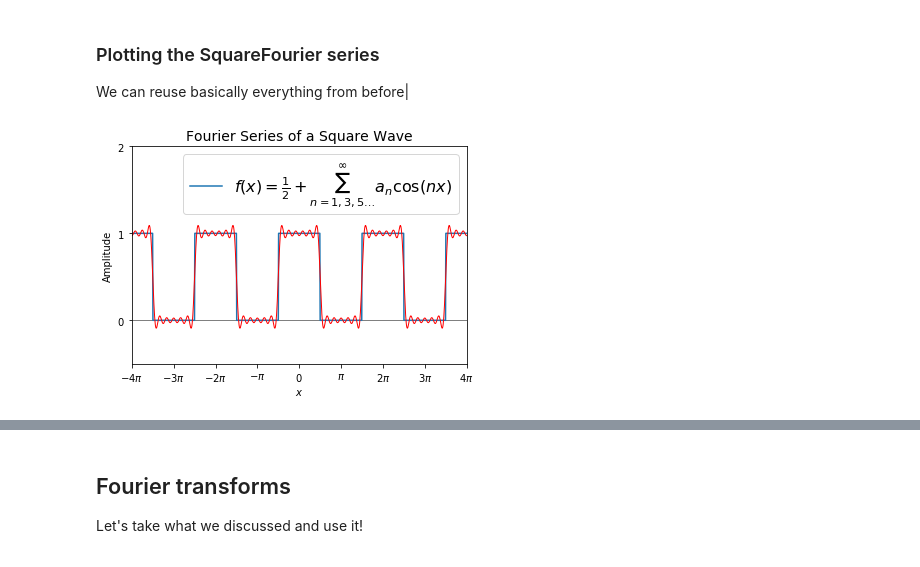
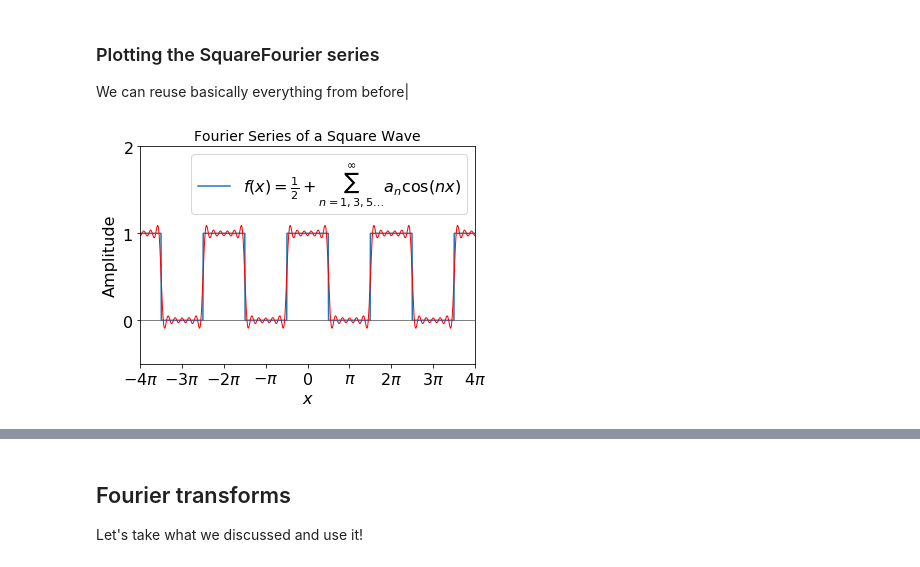
Before and after one commit to UChicagoPhysics/PHYS250, a Jupyter notebook: Examples/Fourier-Transforms-Analysis.ipynb, the cells around one changed output, grey strips where cells are left out. Drawn from its saved outputs; the diff is of its cells as text; code cells hidden in the pictures.

```diff
--- a/Examples/Fourier-Transforms-Analysis.ipynb
+++ b/Examples/Fourier-Transforms-Analysis.ipynb
@@ -101,12 +101,14 @@ def SawtoothFourier(M,T,t):                  # M = number waves, T = period, t =
 # %%
 def SquareFourier(M,T,t):                                         # M = number modes to include, T = period, t = time
     sumy  = 0                                                     # initialize the output
-    omega = 2.*pi/T                                               # Omega = 2pi/T
+    omega = 2.*pi/T  # Omega = 2pi/T
+    coeffarray = [(0,0.5)]
     for m in range(1,M):                                         # Loop over only odd modes
         coeff = (2./(m*pi))*np.sin(m*omega*pi/2.)
+        coeffarray.append((m,coeff))
         sumy += coeff*np.cos(m*t)                           # value of the function after adding next term
     sumy += 0.5
-    return sumy
+    return sumy, coeffarray
 # %% [markdown]
 ### Plotting the SquareFourier series
 
@@ -114,22 +116,22 @@ We can reuse basically everything from before|
 # %%
 plt.axhline(0, color='gray', lw=1)
 
 squarewave = 0.5 + 0.5 * signal.square(x + pi/2)
 
 plt.plot(x, squarewave, lw=1.5, label=r'$f(x)=\frac{1}{2} + \sum_{n=1,3,5\ldots}^{\infty}a_n \cos(nx)$')
 
-s = SquareFourier(12, 2*pi, x)
+s, coeffs = SquareFourier(12, 2*pi, x)
 lines, = plt.plot(x, s, lw=1, color='red')
 
 plt.yticks([-1, 0, 1, 2], ['$-1$', '$0$', '$1$', '$2$'])
 plt.xticks([-4*pi, -3*pi, -2*pi, -1*pi, 0, pi, 2*pi, 3*pi, 4*pi], ['$-4\pi$', '$-3\pi$', '$-2\pi$', '$-\pi$', '$0$', '$\pi$', '$2\pi$', '$3\pi$', '$4\pi$'])
 plt.xlim(-4*pi, 4*pi)
 plt.ylim(-0.5, 2)
 plt.rcParams.update({'font.size': 16})
 plt.title('Fourier Series of a Square Wave', fontsize=14)
 plt.xlabel('$x$')
 plt.ylabel('Amplitude')
 plt.legend(fontsize=16, fancybox=True, loc='best')
 plt.show()
 # %% [output]
-[figure, old version]
+[figure, new version]
```
Also changed, not shown: parts of 1 cell of this notebook, 1 other file.
